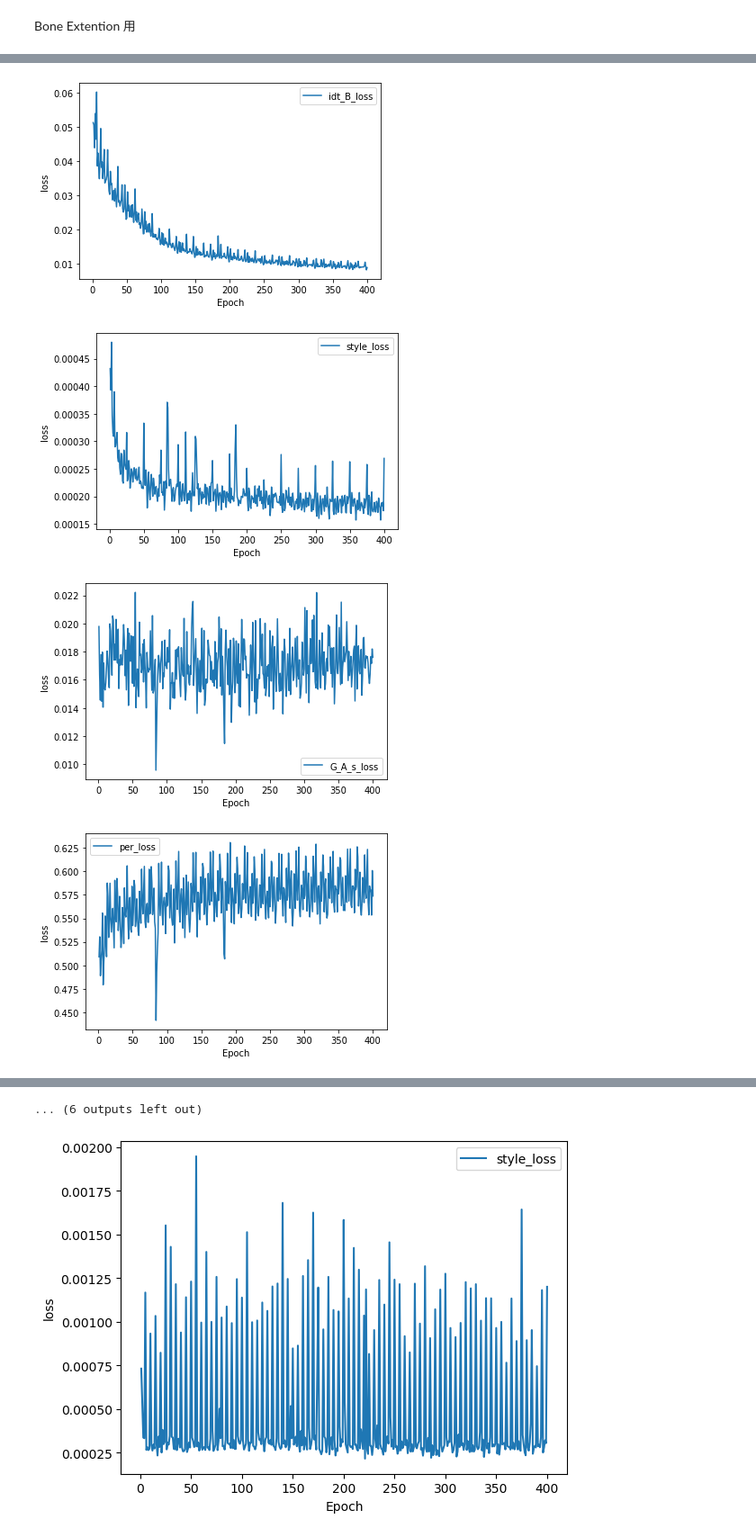
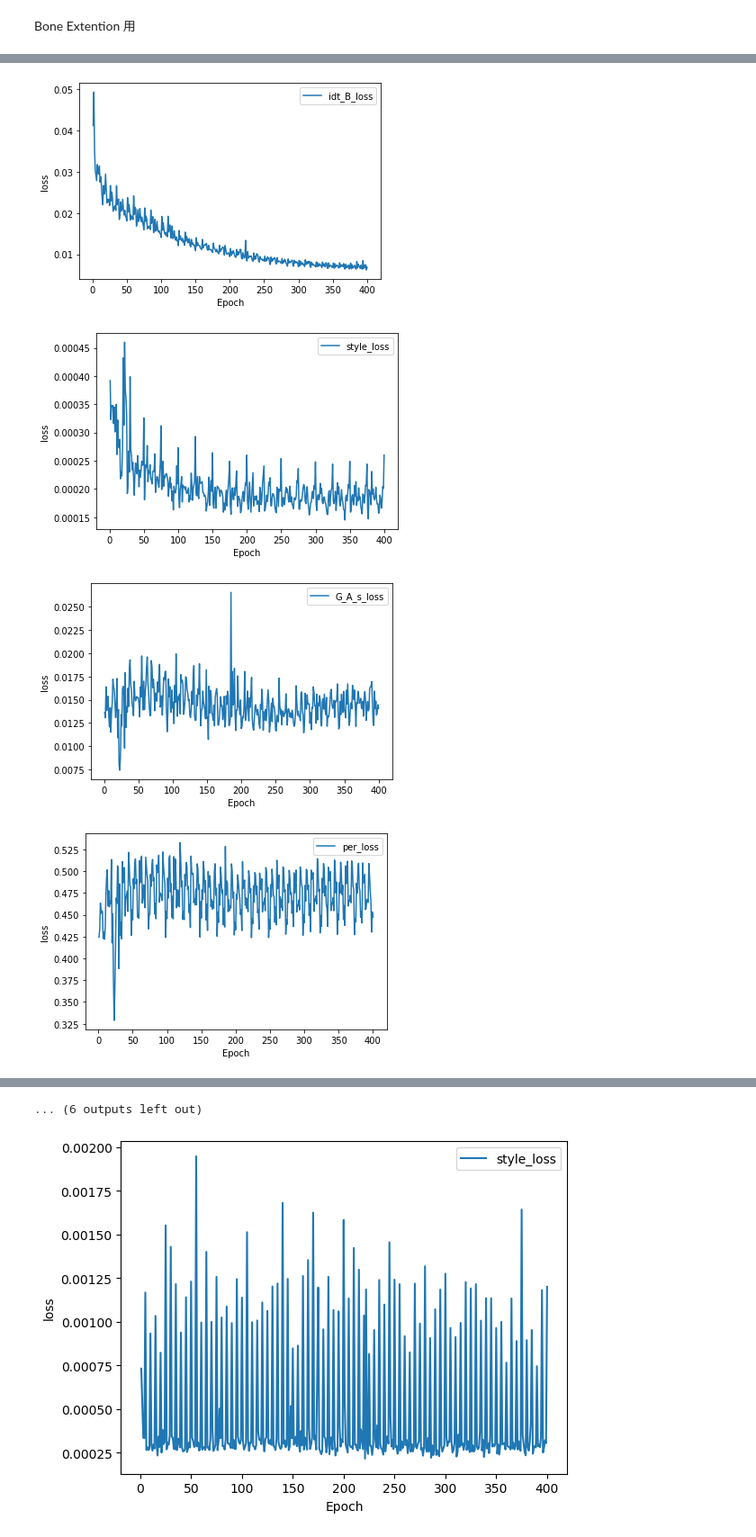
Before and after one commit to Kawa73jobKotarou/Cyclegan, a Jupyter notebook: loss_graph.ipynb, the cells around one changed output, grey strips where cells are left out. Shown at 90% size. Cells and saved outputs as stored; diff of their text form; code cells hidden in the pictures.

```diff
--- a/loss_graph.ipynb
+++ b/loss_graph.ipynb
@@ -236,10 +236,10 @@ import pdb
 
 # path = "checkpoints/231114_miyazaki-ronbun_4fold_1_patchsize06/"
 # path = "checkpoints/231110_miyazaki-ronbun_4fold_1_patchsize12/"
-path = "checkpoints/250624_no-patch_BoneGene_0.5patch_241004_allbody_fullset/"
+path = "checkpoints/250802_no-patch_BoneGene_0.5patch_2508_add_train/"
 
 # save_path=path+"img/"
-save_path = '/home/kawanami/work/presen_images/250713/loss/cyclegan/250624_no-patch_BoneGene_0.5patch_241004_allbody_fullset/'
+save_path = '/home/kawanami/work/presen_images/250819/loss/cyclegan/250802_no-patch_BoneGene_0.5patch_2508_add_train/'
 if not os.path.exists(save_path):
     os.makedirs(save_path)
 # テキストファイルからデータを読み込む
@@ -341,4 +341,4 @@ plt.show()
-[figure, old version]
+[figure, new version]
-[figure, old version]
+[figure, new version]
-[figure, old version]
+[figure, new version]
-[figure, old version]
+[figure, new version]
```
Also changed, not shown: parts of 1 cell of this notebook, 5 other files.
